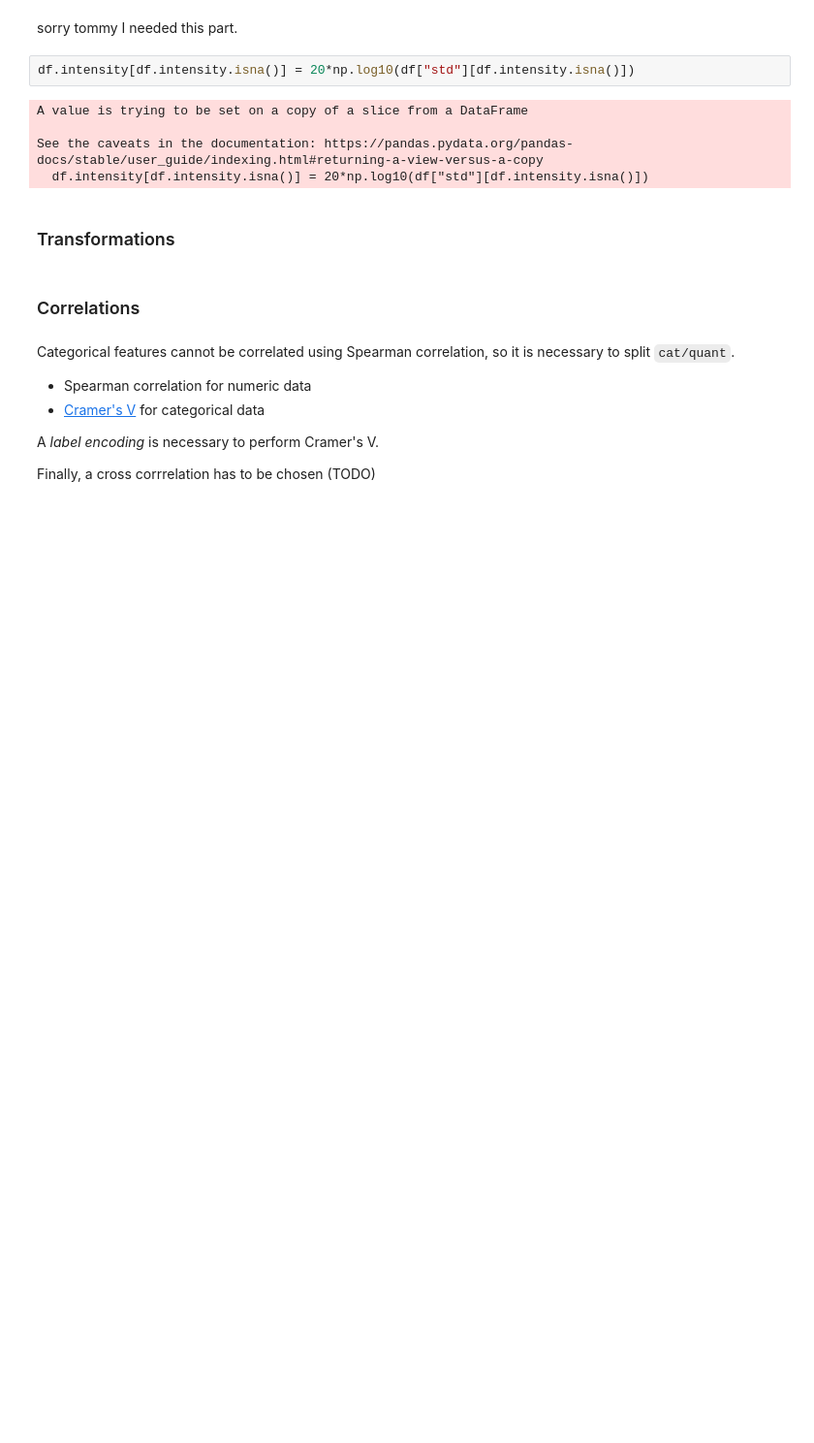
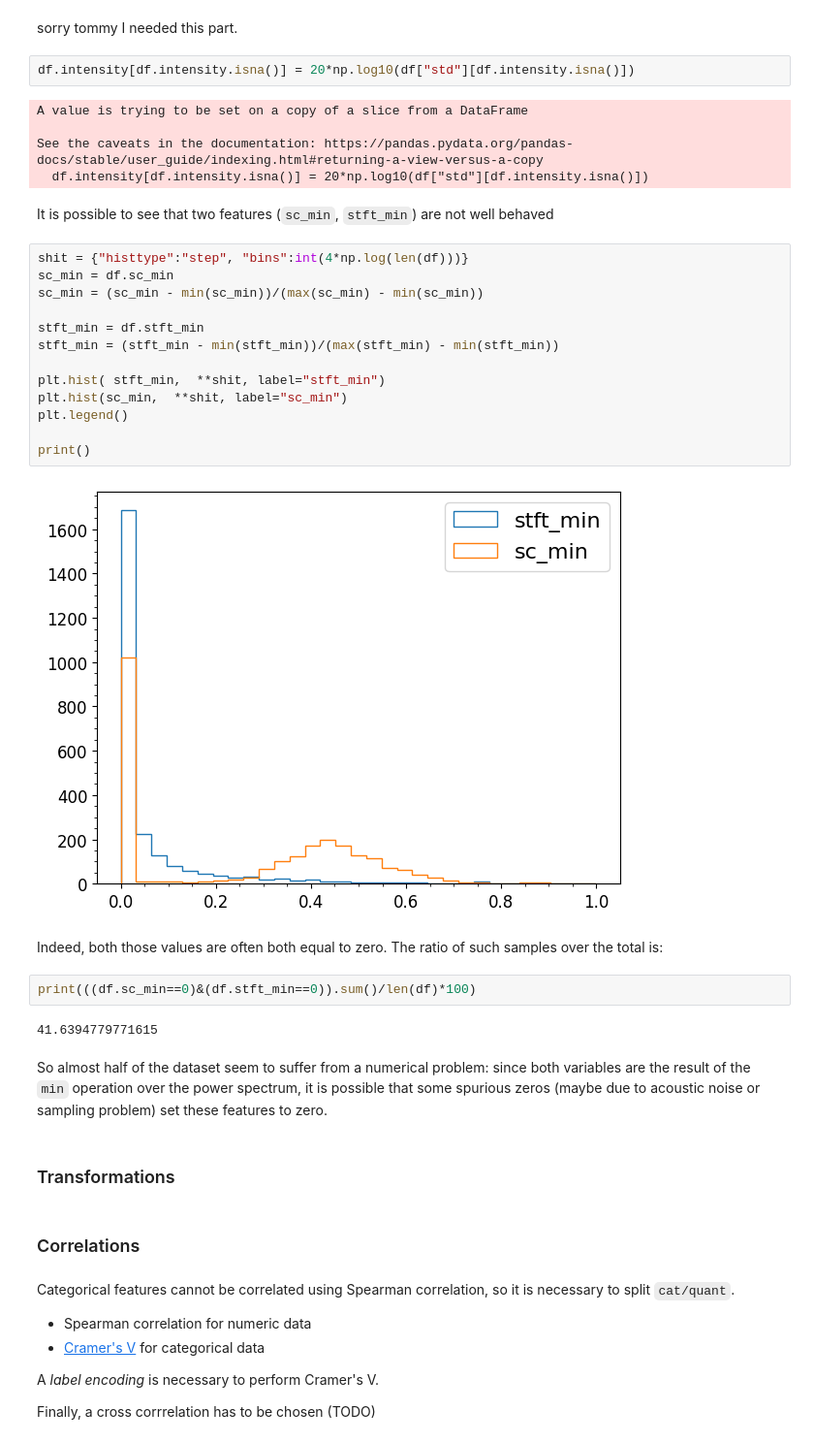
Before and after one commit to djanloo/dynamiting, a Jupyter notebook: UNDERSTANDING/data_understanding.ipynb, the cells around one changed output. Shown at 97% size. Drawn from its saved outputs; the diff is of its cells as text; blank space fills up the shorter version.

```diff
--- a/UNDERSTANDING/data_understanding.ipynb
+++ b/UNDERSTANDING/data_understanding.ipynb
@@ -135,6 +135,31 @@ A value is trying to be set on a copy of a slice from a DataFrame
 
 See the caveats in the documentation: https://pandas.pydata.org/pandas-docs/stable/user_guide/indexing.html#returning-a-view-versus-a-copy
   df.intensity[df.intensity.isna()] = 20*np.log10(df["std"][df.intensity.isna()])
+# %% [markdown]
+It is possible to see that two features (`sc_min`, `stft_min`) are not well behaved
+# %%
+shit = {"histtype":"step", "bins":int(4*np.log(len(df)))}
+sc_min = df.sc_min
+sc_min = (sc_min - min(sc_min))/(max(sc_min) - min(sc_min))
+
+stft_min = df.stft_min
+stft_min = (stft_min - min(stft_min))/(max(stft_min) - min(stft_min))
+
+plt.hist( stft_min,  **shit, label="stft_min")
+plt.hist(sc_min,  **shit, label="sc_min")
+plt.legend()
+
+print()
+# %% [output]
+[figure, added]
+# %% [markdown]
+Indeed, both those values are often both equal to zero. The ratio of such samples over the total is:
+# %%
+print(((df.sc_min==0)&(df.stft_min==0)).sum()/len(df)*100)
+# %% [output]
+41.6394779771615
+# %% [markdown]
+So almost half of the dataset seem to suffer from a numerical problem: since both variables are the result of the `min` operation over the power spectrum, it is possible that some spurious zeros (maybe due to acoustic noise or sampling problem) set these features to zero.
 # %% [markdown]
 ### Transformations
 # %% [markdown]
```
